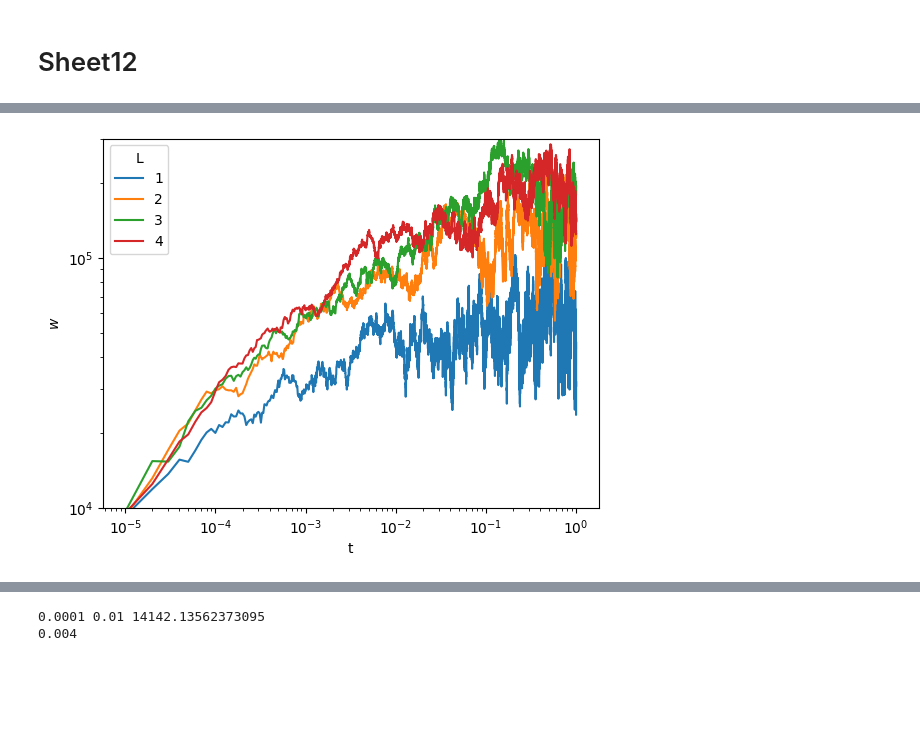
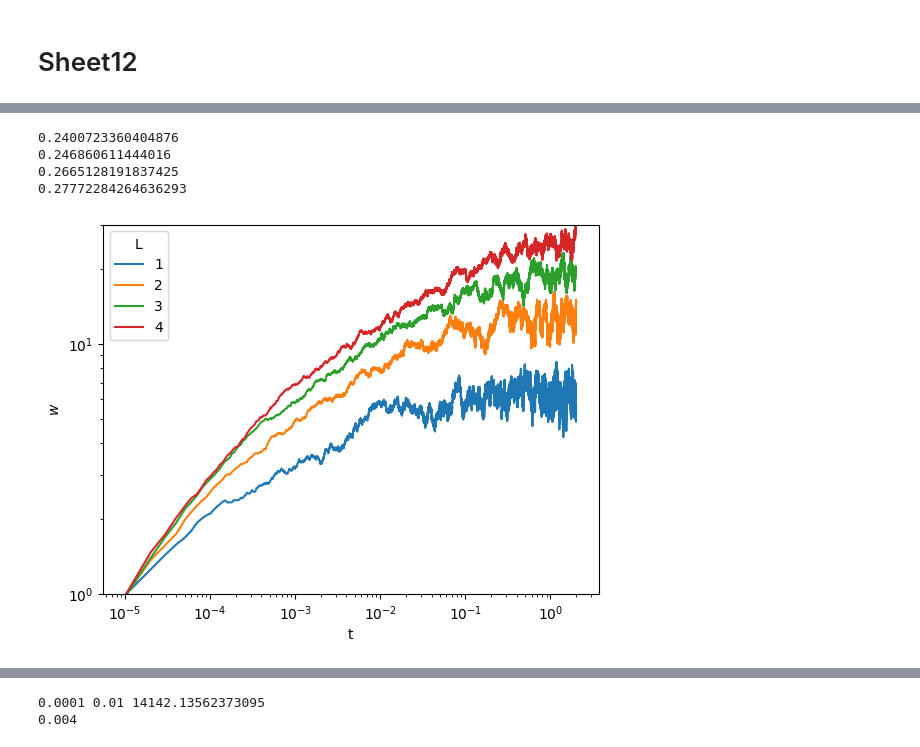
Before and after one commit to PaulJungnickel/SoftActiveMatter, a Jupyter notebook: week6/Sheet12.ipynb, the cells around one changed output, grey strips where cells are left out. Saved outputs shown, nothing was run; the diff lists cells and outputs as text; code cells hidden in the pictures; blank space fills up the shorter version.

```diff
--- a/week6/Sheet12.ipynb
+++ b/week6/Sheet12.ipynb
@@ -85,34 +158,41 @@ plt.savefig('a.png', dpi=600)
 # %%
 np.random.seed(42)
-num_runs = 2
+num_runs = 10
 Ls = [1,2,3,4]
 # Ls = [1]
 for L in Ls:
     # L = 1
-    t_max = 1
+    t_max = 2
     v = 1
     D=  1e9
     N = 100 + 1
     dt = 1e-5
     time_steps = int(t_max/dt)
     # time_steps = 10000 +1
 
     t, dt = np.linspace(0,t_max, time_steps,retstep=True)
     x, dx = np.linspace(0,L,N,retstep=True)
 
     noise_scale = D
 
-    w_mean = np.load('w_mean_{}.npy'.format(L))
+    w_mean = np.load('w_mean_{}.npy'.format(L)) / 10000
+    p = np.polyfit(np.log(t[1:1000]), np.log(w_mean[1:1000]), 1)
+    print(p[0])
+
     plt.plot(t, w_mean, label=L)
 
 
 plt.xlabel('t')
 plt.ylabel('$w$')
-plt.ylim([10000, 300000])
+plt.ylim([1, 30])
 plt.loglog()
 plt.legend(title='L')
-plt.savefig('a.png', dpi=600)
+plt.savefig('a_noise.png', dpi=600)
 # %% [output]
+0.2400723360404876
+0.246860611444016
+0.2665128191837425
+0.27772284264636293
-[figure, old version]
+[figure, new version]
 # %%
 np.random.seed(42)
```
Also changed, not shown: parts of 4 cells of this notebook, 13 other files.
